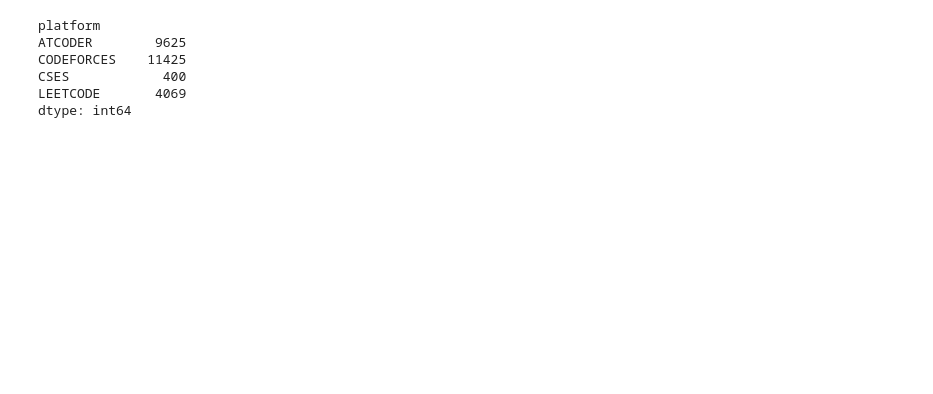
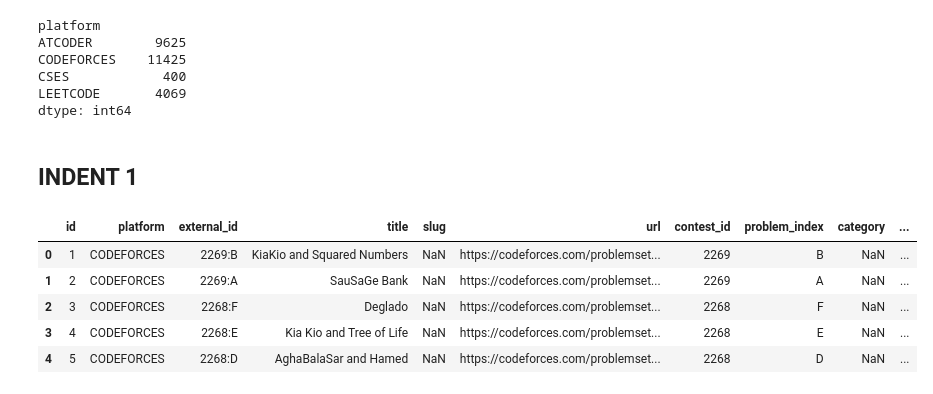
Before and after one commit to Batata-Vada/project_red, a Jupyter notebook: main.ipynb, the cells around one changed output. Saved outputs shown, nothing was run; the diff lists cells and outputs as text; code cells hidden in the pictures; blank space fills up the shorter version.

```diff
--- a/main.ipynb
+++ b/main.ipynb
@@ -49,0 +58,2 @@ dtype: int64
+# %% [markdown]
+## INDENT 1
@@ -49,0 +62,9 @@ dtype: int64
+# %%
+df.head()
+# %% [output]
+|  | id | platform | external_id | title | slug | url | contest_id | problem_index | category | ... |
+| 0 | 1 | CODEFORCES | 2269:B | KiaKio and Squared Numbers | NaN | https://codeforces.com/problemset... | 2269 | B | NaN | ... |
+| 1 | 2 | CODEFORCES | 2269:A | SauSaGe Bank | NaN | https://codeforces.com/problemset... | 2269 | A | NaN | ... |
+| 2 | 3 | CODEFORCES | 2268:F | Deglado | NaN | https://codeforces.com/problemset... | 2268 | F | NaN | ... |
+| 3 | 4 | CODEFORCES | 2268:E | Kia Kio and Tree of Life | NaN | https://codeforces.com/problemset... | 2268 | E | NaN | ... |
+| 4 | 5 | CODEFORCES | 2268:D | AghaBalaSar and Hamed | NaN | https://codeforces.com/problemset... | 2268 | D | NaN | ... |
```
Also changed, not shown: parts of 6 cells of this notebook, 1 other file.
